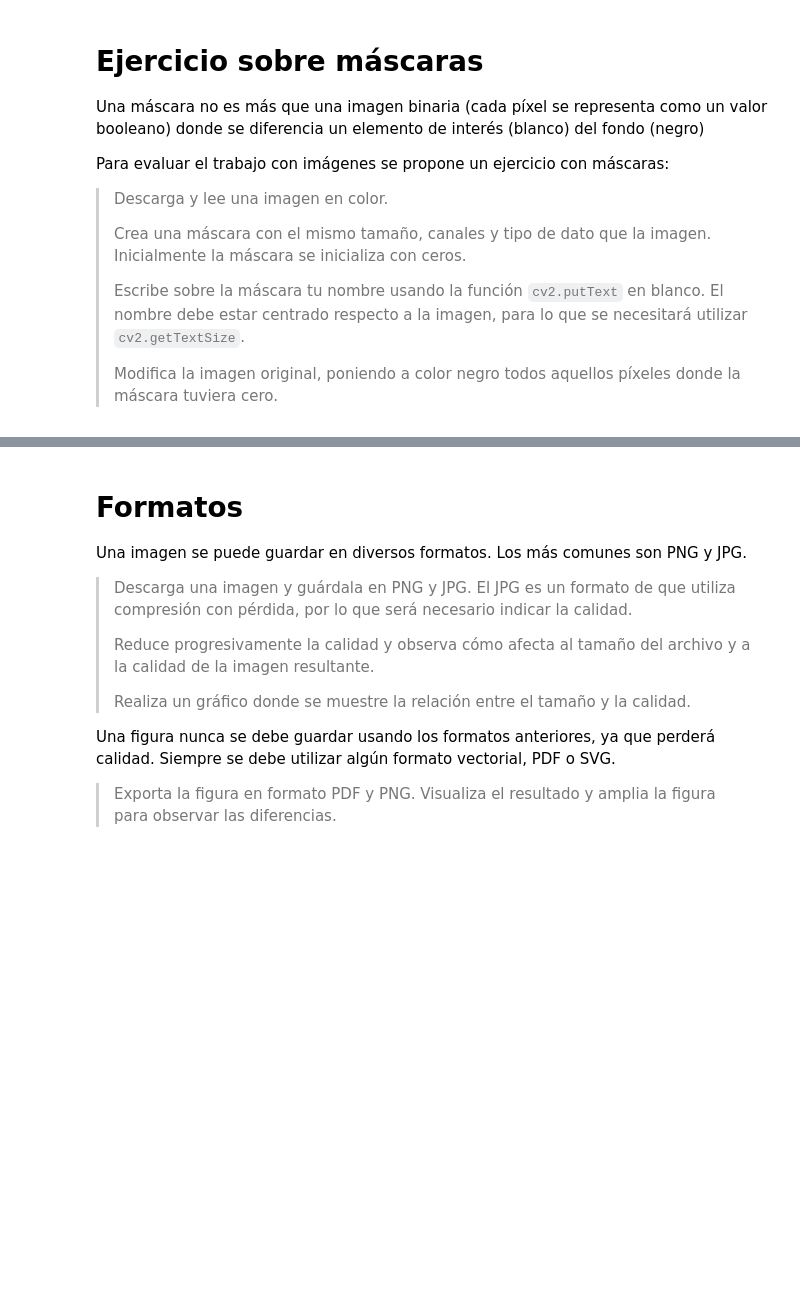
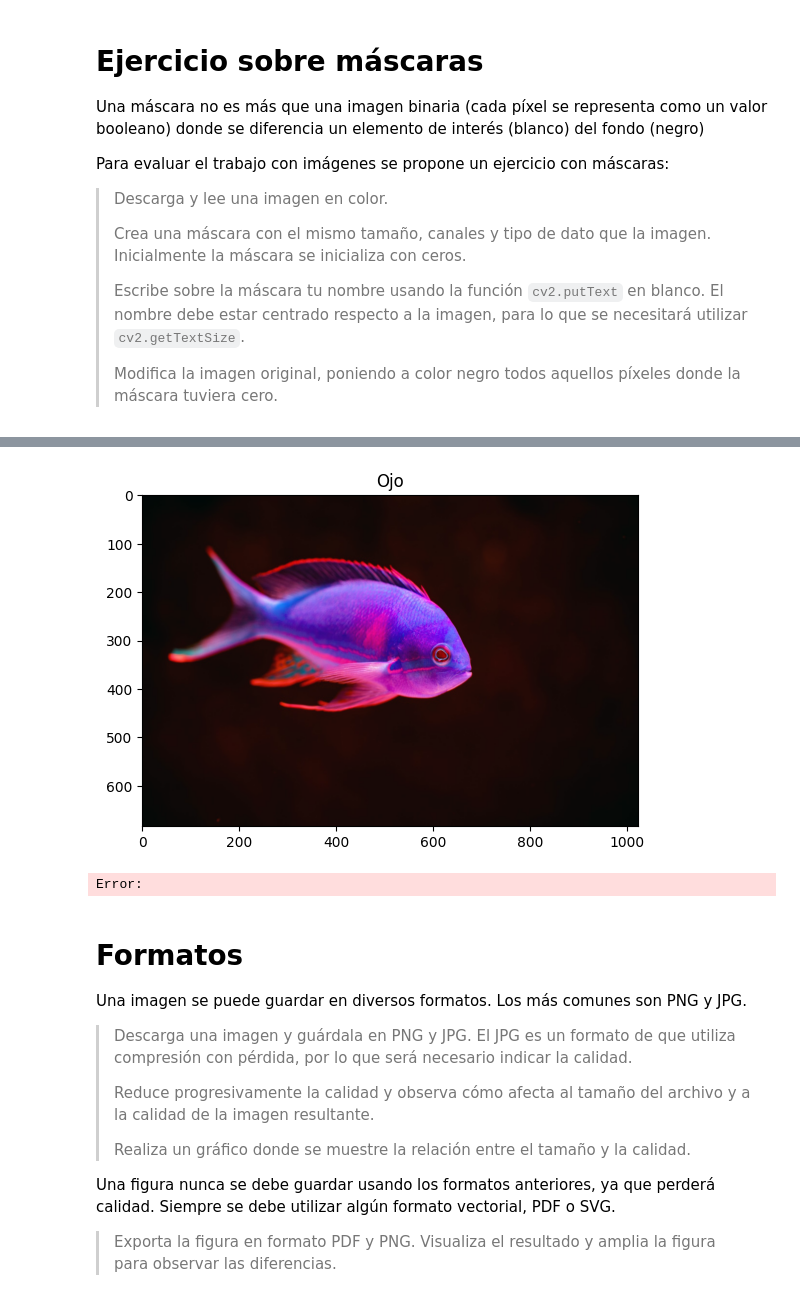
Before and after one commit to revekkadiana/Visi-n_Artificial, a Jupyter notebook: Prac02-Imagen.ipynb, the cells around one changed output, grey strips where cells are left out. Drawn from its saved outputs; the diff is of its cells as text; code cells hidden in the pictures; blank space fills up the shorter version.

```diff
--- a/Prac02-Imagen.ipynb
+++ b/Prac02-Imagen.ipynb
@@ -354,0 +371,10 @@ Para evaluar el trabajo con imágenes se propone un ejercicio con máscaras:
+# %%
+img = cv2.imread('pez.jpg')
+print(f"Type: {type(img)}")
+print(f"Shape: {img.shape}")
+print(f"Dim: {img.ndim}")
+num_rows, num_cols, num_colors = img.shape
+print(f"Rows: {num_rows}")
+print(f"Columns: {num_cols}")
+print(f"Colors: {num_cols}")
+print(f"DataType: {img.dtype}")
@@ -354,0 +389,6 @@ Para evaluar el trabajo con imágenes se propone un ejercicio con máscaras:
+# %%
+plt.imshow(img)
+plt.title("Ojo")
+plt.show()
+# %% [output]
+[figure, added]
@@ -355,3 +438,37 @@ Para evaluar el trabajo con imágenes se propone un ejercicio con máscaras:
+# %%
+import cv2
+import numpy as np
+
+# Descargar y leer la imagen en color
+url = "http://www.atc.uniovi.es/grado/3va/prac/eye.png"
+response = requests.get(url)
+img = Image.open(BytesIO(response.content))
+
+# Convertir la imagen a formato OpenCV (numpy array)
+img = np.array(img)
+
+# Crear una máscara con ceros del mismo tamaño que la imagen
+mask = np.zeros_like(img, dtype=np.uint8)
+
+# Definir tu nombre y otros parámetros
+nombre = "TuNombre"
+font = cv2.FONT_HERSHEY_SIMPLEX
+scale = 1
+thickness = 2
+
+# Calcular las coordenadas para centrar el nombre en la máscara
+text_size = cv2.getTextSize(nombre, font, scale, thickness)[0]
+text_x = (mask.shape[1] - text_size[0]) // 2
+text_y = (mask.shape[0] + text_size[1]) // 2
+
+# Escribir tu nombre en blanco sobre la máscara
+cv2.putText(mask, nombre, (text_x, text_y), font, scale, (255, 255, 255), thickness)
+
+# Mostrar la imagen original y la máscara con tu nombre
+cv2.imshow('Imagen Original', img)
+cv2.imshow('Máscara con Tu Nombre', mask)
+# %% [output]
+Error:
 # %% [markdown]
 # Formatos
 
```
Also changed, not shown: parts of 10 cells of this notebook.
